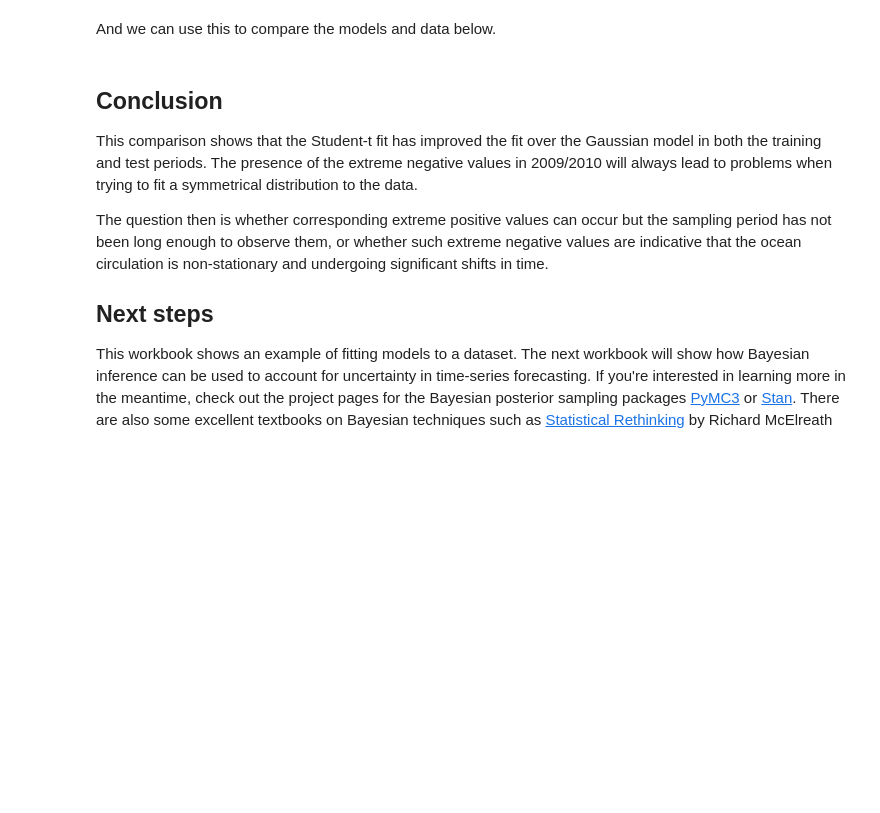
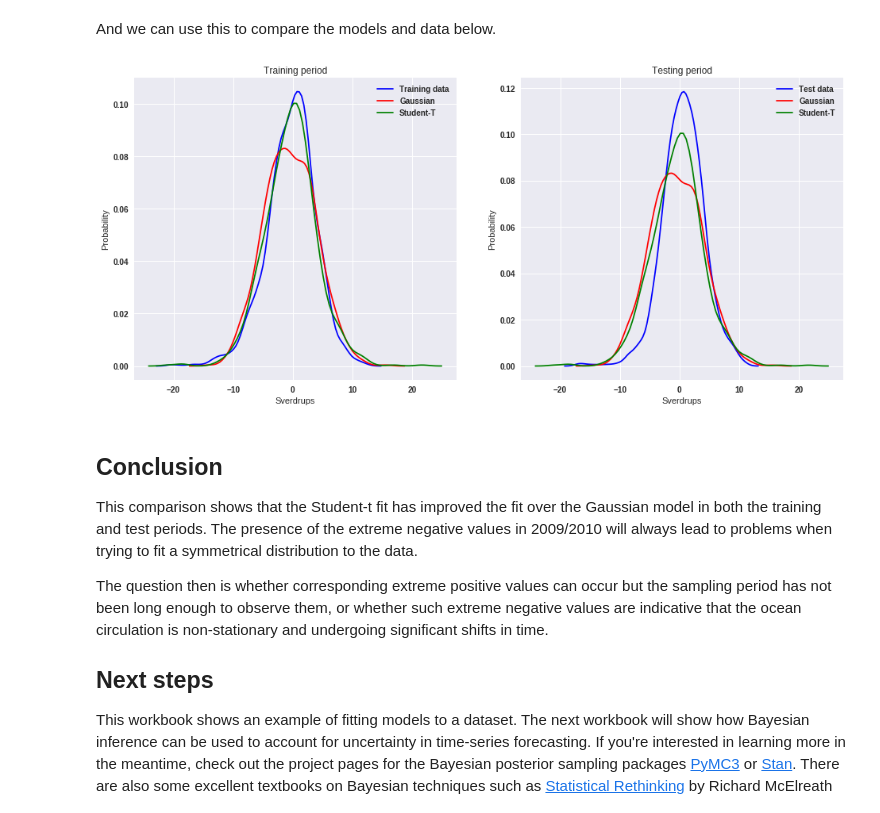
Before and after one commit to braaannigan/explore_data, a Jupyter notebook: bayes_moc_gaussian.ipynb, the cells around one changed output. Saved outputs shown, nothing was run; the diff lists cells and outputs as text; code cells hidden in the pictures; blank space fills up the shorter version.

```diff
--- a/bayes_moc_gaussian.ipynb
+++ b/bayes_moc_gaussian.ipynb
@@ -342,15 +378,17 @@ def compare_models(train_data, test_data, models, axkwargs = None):
 # %% [markdown]
 And we can use this to compare the models and data below.
 # %%
-models = [{'train_data': train_samples['Y_obs'][:,0], 'test_data': train_samples['Y_obs'][:,0],
+models = [{'train_data': train_samples['Y_obs'], 'test_data': train_samples['Y_obs'],
            'name': 'Gaussian', 'color': 'red' },
-         {'train_data': train_samples_student['Y_obs'][:,0], 'test_data':train_samples_student['Y_obs'][:,0],
+         {'train_data': train_samples_student['Y_obs'], 'test_data':train_samples_student['Y_obs'],
           'name': 'Student-T', 'color': 'green' }]
 axkwargs = [
     {'title' : 'Training period', 'xlabel': 'Sverdrups', 'ylabel': 'Probability'},
     {'title' : 'Testing period', 'xlabel': 'Sverdrups', 'ylabel': 'Probability'}]
 compare_models(train_data = moc_anomalies_train, test_data = moc_anomalies_test,
                models = models, axkwargs = axkwargs)
+# %% [output]
+[figure, added]
 # %% [markdown]
 ## Conclusion
 
```
Also changed, not shown: parts of 8 cells of this notebook.
